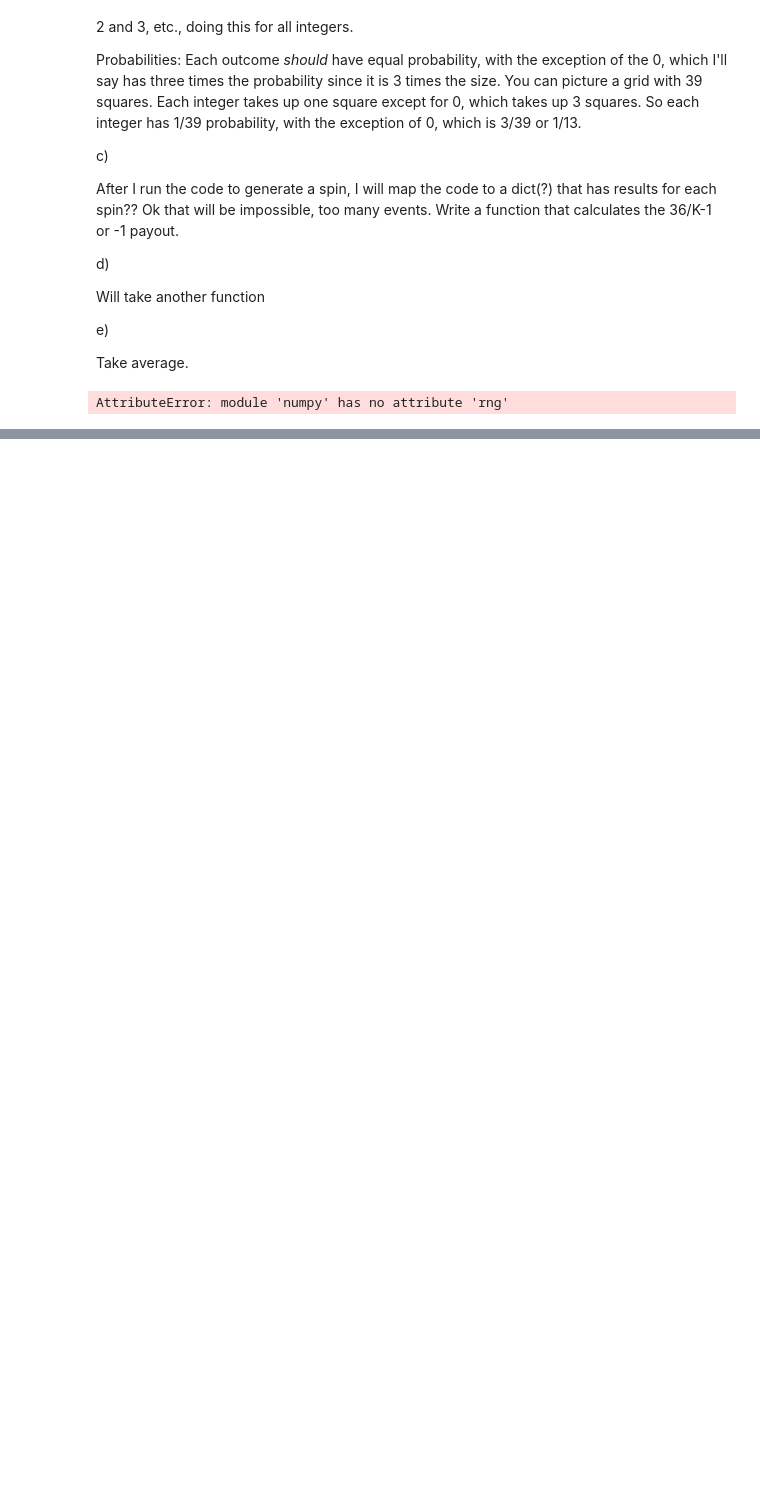
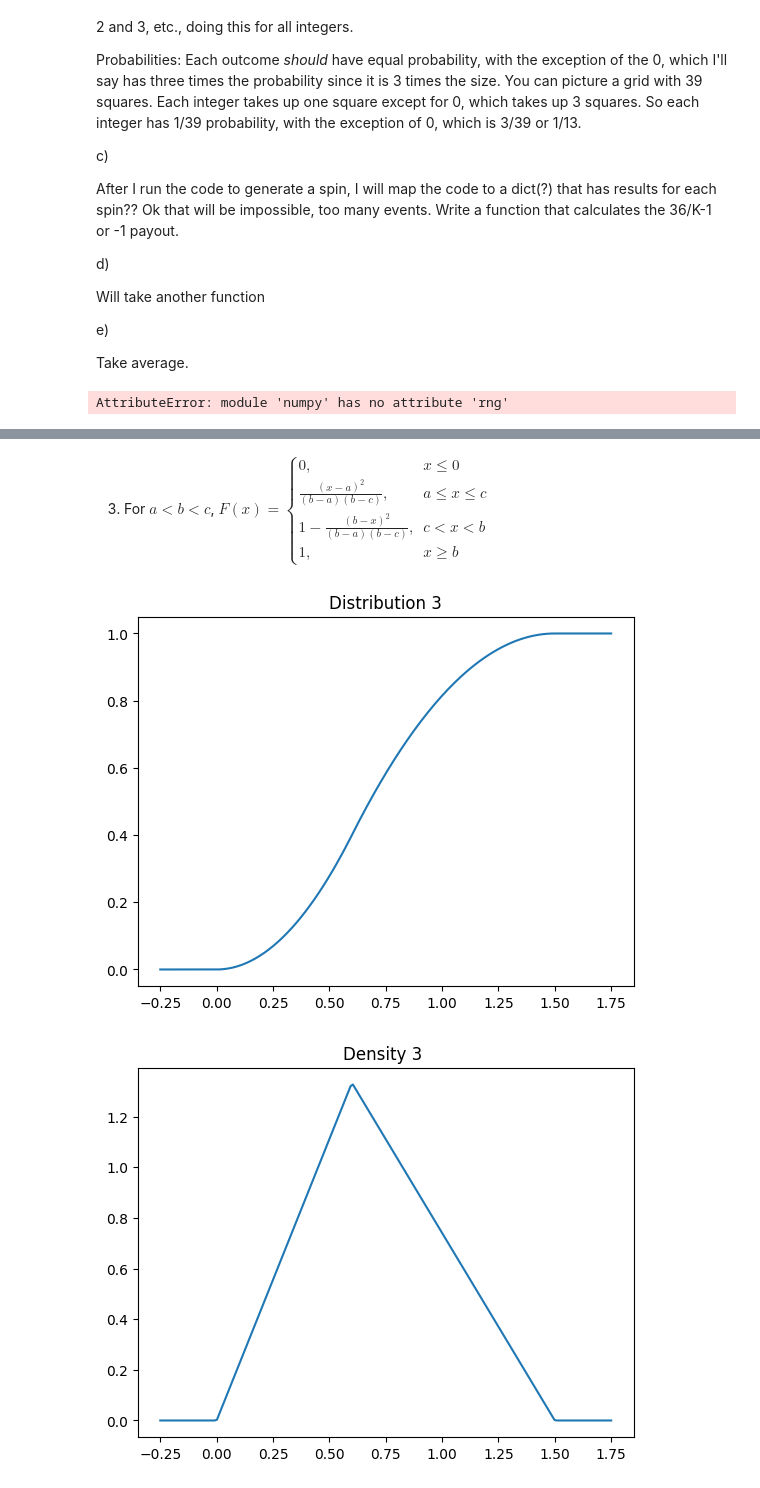
Before and after one commit to caroline-kranefuss/understanding_uncertainty_assignments_group_one, a Jupyter notebook: assignment_6_Q1_Q2.ipynb, the cells around one changed output, grey strips where cells are left out. Drawn from its saved outputs; the diff is of its cells as text; code cells hidden in the pictures; blank space fills up the shorter version.

```diff
--- a/assignment_6_Q1_Q2.ipynb
+++ b/assignment_6_Q1_Q2.ipynb
@@ -272,0 +335,42 @@ AttributeError: module 'numpy' has no attribute 'rng'
+# %% [markdown]
+3. For $ a < b < c$,
+$
+F(x) = \begin{cases}
+0, & x \le 0 \\
+\frac{(x-a)^2}{(b-a)(b-c)}, & a \le x \le c \\
+1 - \frac{(b-x)^2}{(b-a)(b-c)}, & c < x < b \\
+1, & x \ge b
+\end{cases}
+$
+# %%
+a= 0
+c = 0.6
+b=  1.5
+
+x = np.linspace(-0.25, 1.75, 200)
+F = []
+f = []
+
+for xi in x:
+    # CDF
+    if xi <= a:
+        F.append(0)
+    elif a < xi <= c:
+        F.append((xi - a)**2 / ((b - a) * (c - a)))
+    elif c < xi < b:
+        F.append(1 - (b - xi)**2 / ((b - a) * (b - c)))
+    else:
+        F.append(1)
+    # PDF
+    if a < xi < c:
+        f.append(2 * (xi - a) / ((b - a) * (c - a)))
+    elif c < xi < b:
+        f.append(2 * (b - xi) / ((b - a) * (b - c)))
+    else:
+        f.append(0)
+
+plt.plot(x, F); plt.title("Distribution 3"); plt.show()
+plt.plot(x, f); plt.title("Density 3 "); plt.show()
+# %% [output]
+[figure, added]
+[figure, added]
```
Also changed, not shown: parts of 15 cells of this notebook.
